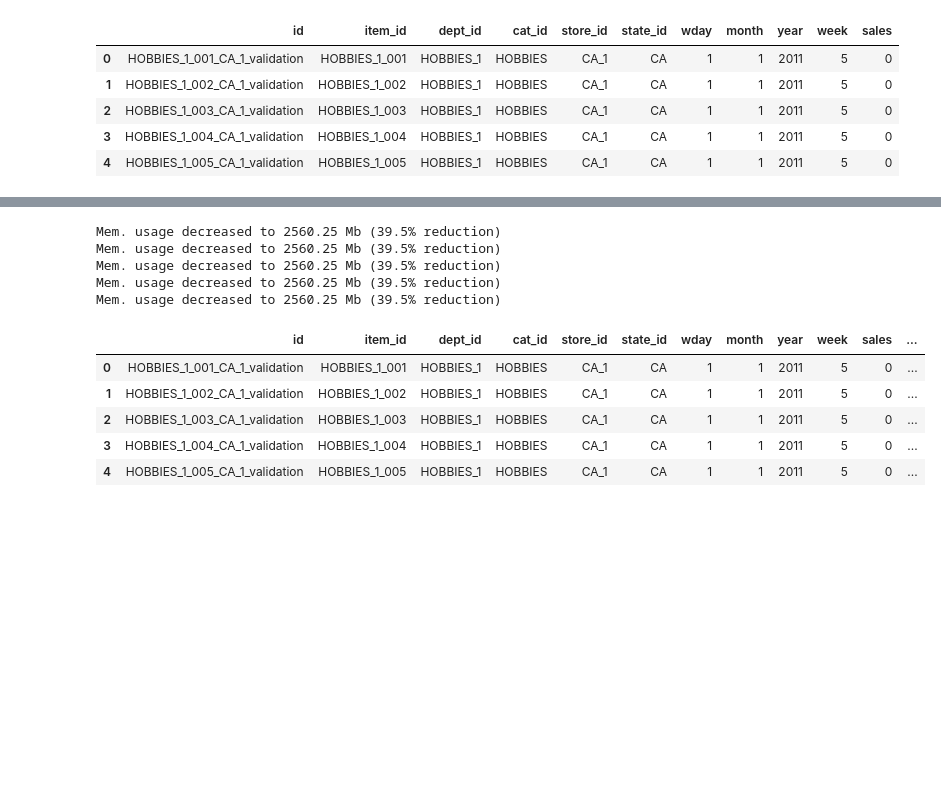
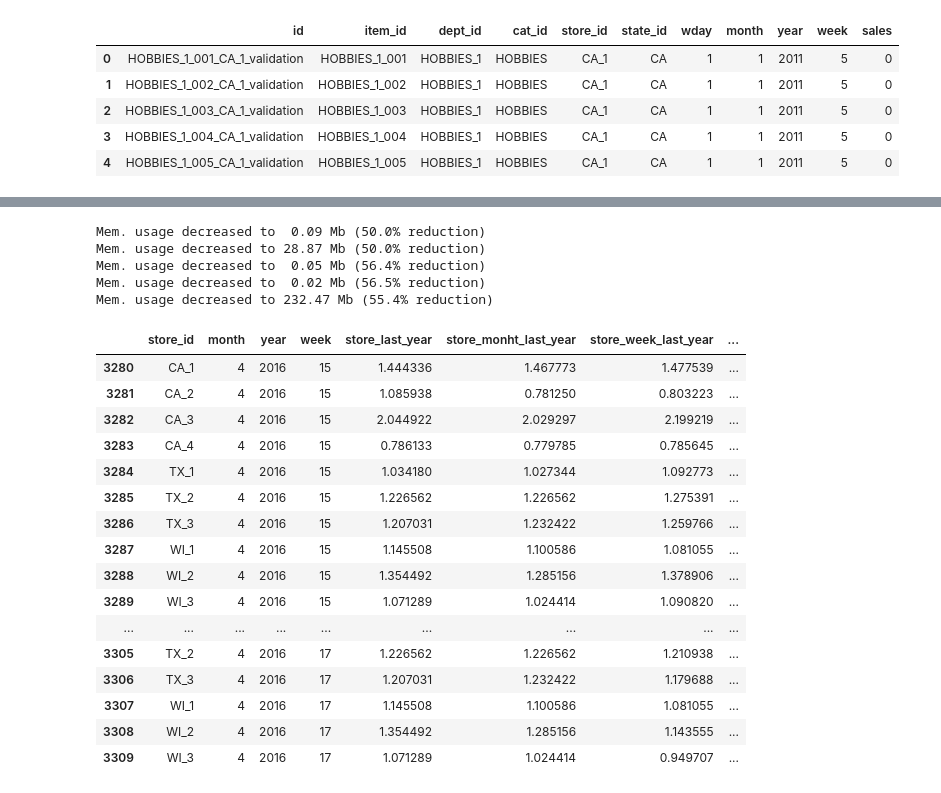
Before and after one commit to lucabasa/kaggle_competitions, a Jupyter notebook: m5_forecasting/02_processing.ipynb, the cells around one changed output, grey strips where cells are left out. Saved outputs shown, nothing was run; the diff lists cells and outputs as text; code cells hidden in the pictures; blank space fills up the shorter version.

```diff
--- a/m5_forecasting/02_processing.ipynb
+++ b/m5_forecasting/02_processing.ipynb
@@ -197,32 +216,44 @@ agg_dict = {'store_id': 'store',
 
 for key in agg_dict.keys():
     ly, ly_m, ly_w, lm, lw = agg_id(results, agg_dict[key], key)
-    df = pd.merge(results, ly, on=[key, 'year'], how='left')
+    tmp_merge = to_merge[[key] + ['month', 'year', 'week']].drop_duplicates()
+    df = pd.merge(tmp_merge, ly, on=[key, 'year'], how='left')
     df = pd.merge(df, ly_m, on=[key, 'year', 'month'], how='left')
     df = pd.merge(df, ly_w, on=[key, 'year', 'week'], how='left')
     df = pd.merge(df, lm, on=[key, 'year', 'month'], how='left')
     df = pd.merge(df, lw, on=[key, 'year', 'week'], how='left')
     df = reduce_mem_usage(df)
     df.to_pickle(f'data/processed/aggregate_{agg_dict[key]}.pkl')
-    del df
+    del df, tmp_merge
     gc.collect()
 # %% [output]
-Mem. usage decreased to 2560.25 Mb (39.5% reduction)
-Mem. usage decreased to 2560.25 Mb (39.5% reduction)
-Mem. usage decreased to 2560.25 Mb (39.5% reduction)
-Mem. usage decreased to 2560.25 Mb (39.5% reduction)
-Mem. usage decreased to 2560.25 Mb (39.5% reduction)
+Mem. usage decreased to  0.09 Mb (50.0% reduction)
+Mem. usage decreased to 28.87 Mb (50.0% reduction)
+Mem. usage decreased to  0.05 Mb (56.4% reduction)
+Mem. usage decreased to  0.02 Mb (56.5% reduction)
+Mem. usage decreased to 232.47 Mb (55.4% reduction)
 # %%
 tmp = pd.read_pickle(f'data/processed/aggregate_store.pkl')
 
-tmp.head()
+tmp.tail(30)
 # %% [output]
-|  | id | item_id | dept_id | cat_id | store_id | state_id | wday | month | year | week | sales | ... |
-| 0 | HOBBIES_1_001_CA_1_validation | HOBBIES_1_001 | HOBBIES_1 | HOBBIES | CA_1 | CA | 1 | 1 | 2011 | 5 | 0 | ... |
-| 1 | HOBBIES_1_002_CA_1_validation | HOBBIES_1_002 | HOBBIES_1 | HOBBIES | CA_1 | CA | 1 | 1 | 2011 | 5 | 0 | ... |
-| 2 | HOBBIES_1_003_CA_1_validation | HOBBIES_1_003 | HOBBIES_1 | HOBBIES | CA_1 | CA | 1 | 1 | 2011 | 5 | 0 | ... |
-| 3 | HOBBIES_1_004_CA_1_validation | HOBBIES_1_004 | HOBBIES_1 | HOBBIES | CA_1 | CA | 1 | 1 | 2011 | 5 | 0 | ... |
-| 4 | HOBBIES_1_005_CA_1_validation | HOBBIES_1_005 | HOBBIES_1 | HOBBIES | CA_1 | CA | 1 | 1 | 2011 | 5 | 0 | ... |
+|  | store_id | month | year | week | store_last_year | store_monht_last_year | store_week_last_year | ... |
+| 3280 | CA_1 | 4 | 2016 | 15 | 1.444336 | 1.467773 | 1.477539 | ... |
+| 3281 | CA_2 | 4 | 2016 | 15 | 1.085938 | 0.781250 | 0.803223 | ... |
+| 3282 | CA_3 | 4 | 2016 | 15 | 2.044922 | 2.029297 | 2.199219 | ... |
+| 3283 | CA_4 | 4 | 2016 | 15 | 0.786133 | 0.779785 | 0.785645 | ... |
+| 3284 | TX_1 | 4 | 2016 | 15 | 1.034180 | 1.027344 | 1.092773 | ... |
+| 3285 | TX_2 | 4 | 2016 | 15 | 1.226562 | 1.226562 | 1.275391 | ... |
+| 3286 | TX_3 | 4 | 2016 | 15 | 1.207031 | 1.232422 | 1.259766 | ... |
+| 3287 | WI_1 | 4 | 2016 | 15 | 1.145508 | 1.100586 | 1.081055 | ... |
+| 3288 | WI_2 | 4 | 2016 | 15 | 1.354492 | 1.285156 | 1.378906 | ... |
+| 3289 | WI_3 | 4 | 2016 | 15 | 1.071289 | 1.024414 | 1.090820 | ... |
+| ... | ... | ... | ... | ... | ... | ... | ... | ... |
+| 3305 | TX_2 | 4 | 2016 | 17 | 1.226562 | 1.226562 | 1.210938 | ... |
+| 3306 | TX_3 | 4 | 2016 | 17 | 1.207031 | 1.232422 | 1.179688 | ... |
+| 3307 | WI_1 | 4 | 2016 | 17 | 1.145508 | 1.100586 | 1.081055 | ... |
+| 3308 | WI_2 | 4 | 2016 | 17 | 1.354492 | 1.285156 | 1.143555 | ... |
+| 3309 | WI_3 | 4 | 2016 | 17 | 1.071289 | 1.024414 | 0.949707 | ... |
 # %%
 tmp.info(null_counts=True)
 # %% [output]
```
Also changed, not shown: parts of 18 cells of this notebook, 1 other file.
